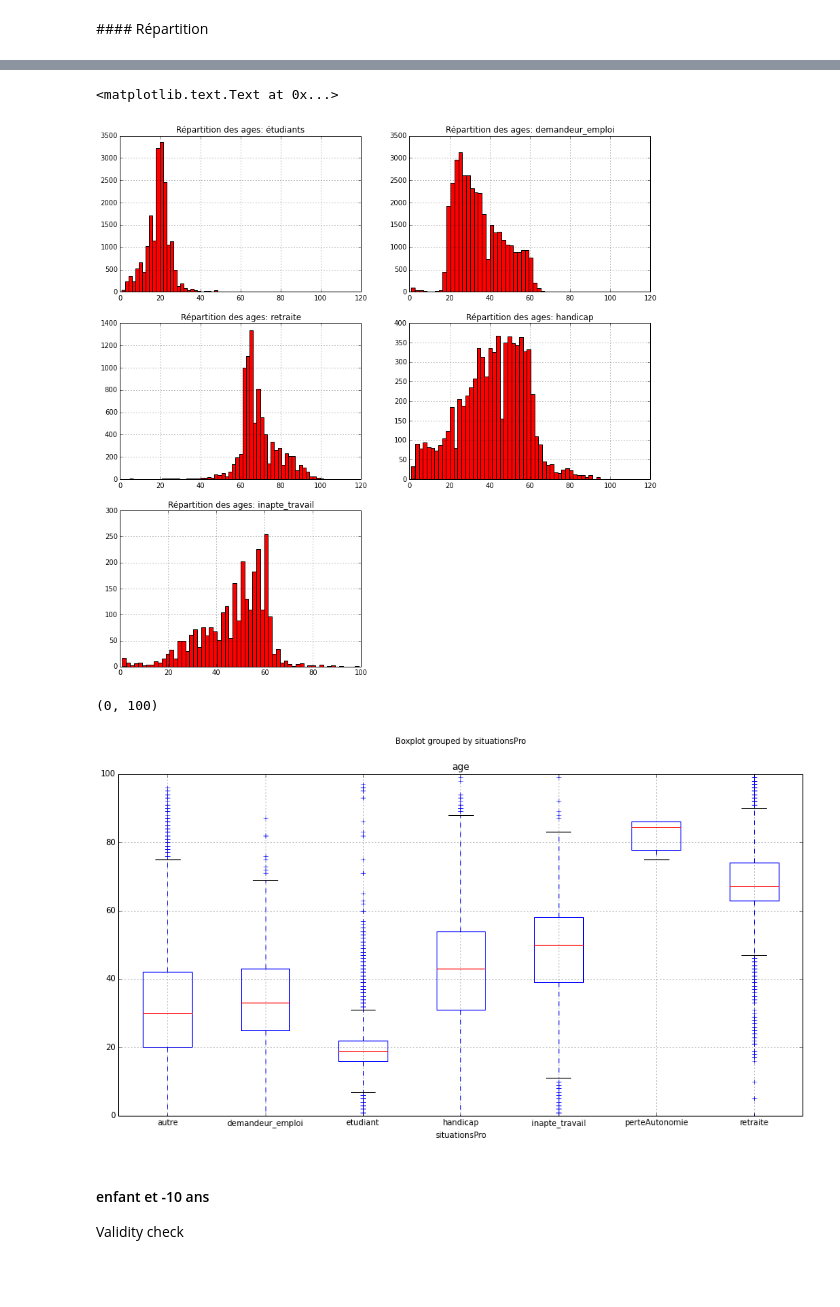
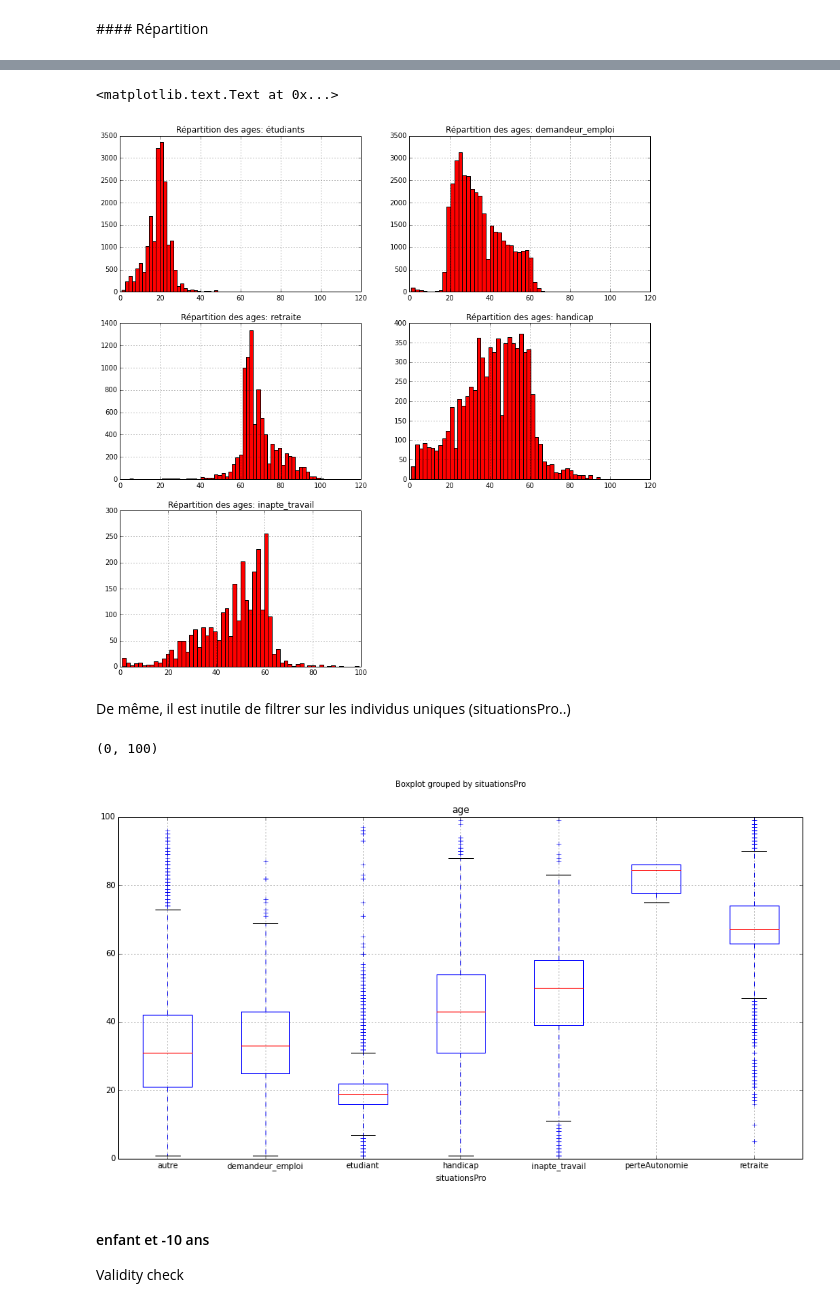
Before and after one commit to betagouv/mes-aides-analytics, a Jupyter notebook: python/stats_descr.ipynb, the cells around one changed output, grey strips where cells are left out. Cells and saved outputs as stored; diff of their text form; code cells hidden in the pictures; blank space fills up the shorter version.

```diff
--- a/python/stats_descr.ipynb
+++ b/python/stats_descr.ipynb
@@ -18,0 +31,2 @@ t_individus = clean_individus()
+# %%
+id_demandeurs_2015 = pd.unique(t_simulations._id).tolist()
@@ -19,3 +35,5 @@ t_individus = clean_individus()
+# %%
+t_individus_full = t_individus.copy()
 # %%
 t_individus.head(1)
 # %% [output]
@@ -122,9 +133,9 @@ t_situations_pro.head(1)
 # %%
-del t_individus['situationsPro']
-t_individus = pd.merge(t_individus,
-                       t_situations_pro[["_id_individu", "situationsPro"]],
-                       on="_id_individu",
-                       how="left")
-t_individus.head(2)
+del t_individus_full['situationsPro']
+t_individus_full = pd.merge(t_individus_full,
+                            t_situations_pro[["_id_individu", "situationsPro"]],
+                            on="_id_individu",
+                            how="left")
+t_individus_full.head(2)
 # %% [output]
 |  | _id_individu | _id_demandeur | aCharge | assPreconditionRemplie | autoEntrepreneurActiviteType | autresRevenusTns | ... |
@@ -183,6 +184,7 @@ Name: age, dtype: float64
 # %%
 # -- On les enlèvve
 t_individus = t_individus.loc[(t_individus.age > 0) & (t_individus.age < 120)]
+t_individus_full = t_individus_full.loc[(t_individus_full.age > 0) & (t_individus_full.age < 120)]
 # %% [markdown]
 #### Répartition
 # %%
@@ -194,34 +196,36 @@ plt.title('Répartition des ages')
 # %%
 plt.figure(figsize=(14, 14))
 plt.subplot(321)
-t_individus[t_individus.situationsPro == 'etudiant'].age.hist(color='red', bins=60)
+t_individus_full[t_individus_full.situationsPro == 'etudiant'].age.hist(color='red', bins=60)
 plt.title('Répartition des ages: étudiants')
 plt.subplot(322)
-t_individus[t_individus.situationsPro == 'demandeur_emploi'].age.hist(color='red', bins=60)
+t_individus_full[t_individus_full.situationsPro == 'demandeur_emploi'].age.hist(color='red', bins=60)
 plt.title('Répartition des ages: demandeur_emploi')
 plt.subplot(323)
-t_individus[t_individus.situationsPro == 'retraite'].age.hist(color='red', bins=60)
+t_individus_full[t_individus_full.situationsPro == 'retraite'].age.hist(color='red', bins=60)
 plt.title('Répartition des ages: retraite')
 plt.subplot(324)
-t_individus[t_individus.situationsPro == 'handicap'].age.hist(color='red', bins=60)
+t_individus_full[t_individus_full.situationsPro == 'handicap'].age.hist(color='red', bins=60)
 plt.title('Répartition des ages: handicap')
 plt.subplot(325)
-t_individus[t_individus.situationsPro == 'inapte_travail'].age.hist(color='red', bins=60)
+t_individus_full[t_individus_full.situationsPro == 'inapte_travail'].age.hist(color='red', bins=60)
 plt.title('Répartition des ages: inapte_travail')
 # %% [output]
 <matplotlib.text.Text at 0x...>
-[figure, old version]
+[figure, new version]
+# %% [markdown]
+De même, il est inutile de filtrer sur les individus uniques (situationsPro..)
 # %%
 from matplotlib import gridspec
 plt.figure(figsize=(15, 8))
 gs = gridspec.GridSpec(1, 1)
 ax1 = plt.subplot(gs[0])
 # -- On filtre sur les individus ayant moins de 120 ans (enleve les outliers)
-t_individus[t_individus.age < 120].boxplot(column=['age'], by='situationsPro', ax=ax1)
+t_individus_full[t_individus_full.age < 120].boxplot(column=['age'], by='situationsPro', ax=ax1)
 plt.ylim((0, 100))
 # %% [output]
 (0, 100)
-[figure, old version]
+[figure, new version]
 # %% [markdown]
 #### enfant et -10 ans
 Validity check
```
Also changed, not shown: parts of 54 cells of this notebook.
